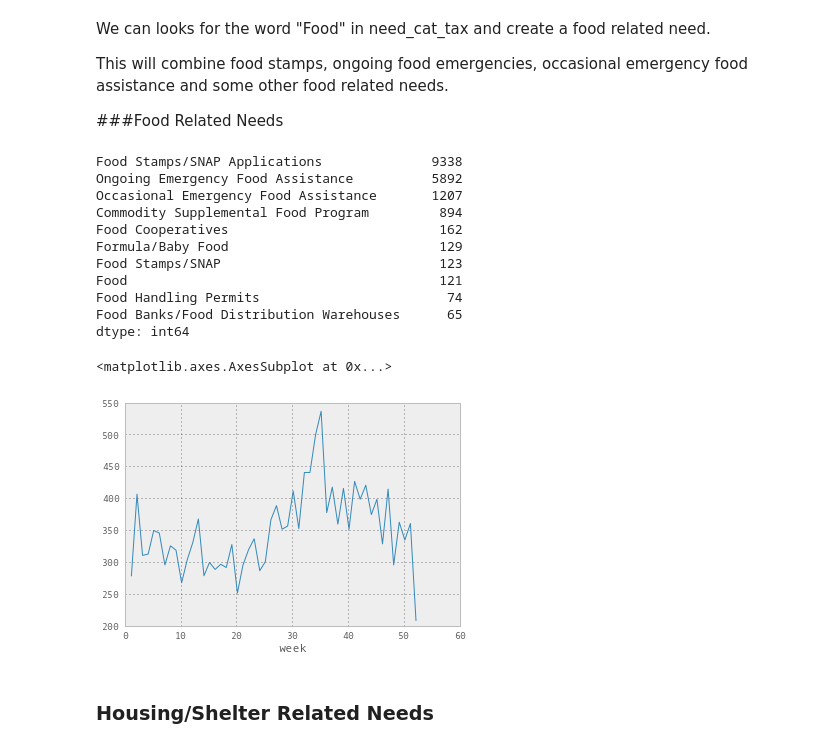
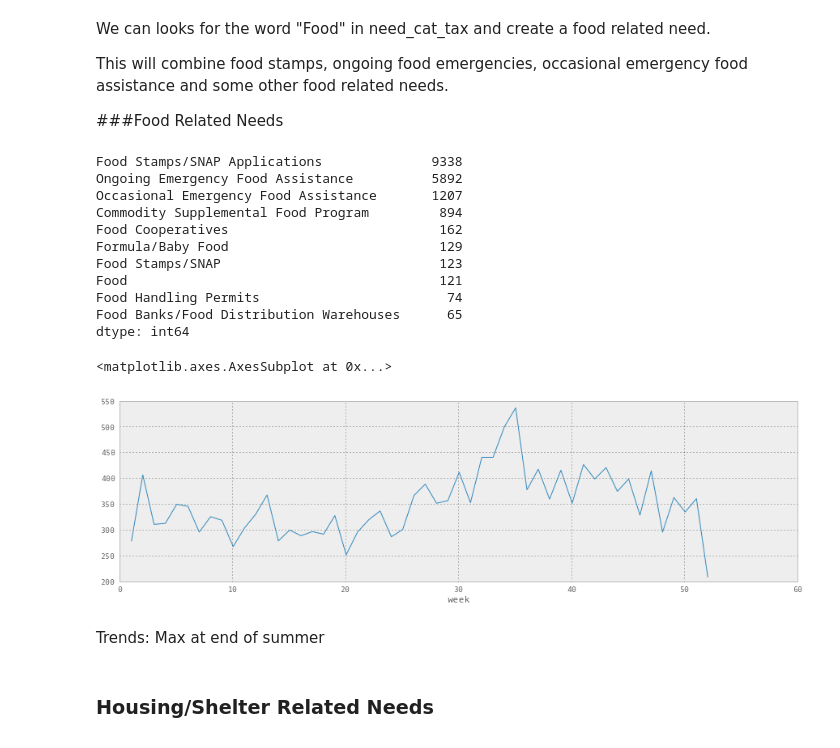
Before and after one commit to SDRDLAnalysts/pdp-data-projects, a Jupyter notebook: 211sandiego.org/servicecalls/analysts/gonzalo.ipynb, the cells around one changed output. Cells and saved outputs as stored; diff of their text form; code cells hidden in the pictures.

```diff
--- a/211sandiego.org/servicecalls/analysts/gonzalo.ipynb
+++ b/211sandiego.org/servicecalls/analysts/gonzalo.ipynb
@@ -314,22 +314,24 @@ This will combine food stamps, ongoing food emergencies, occasional emergency fo
 # %%
 df.need_tax_cat=df.need_tax_cat.fillna("")
 foodrelated = df.need_tax_cat.str.contains("Food")
 print df[foodrelated].need_tax_cat.value_counts().head(10)
-df[foodrelated].groupby(["week"]).size().plot()
+df[foodrelated].groupby(["week"]).size().plot(figsize=(15, 4))
 # %% [output]
 Food Stamps/SNAP Applications              9338
 Ongoing Emergency Food Assistance          5892
 Occasional Emergency Food Assistance       1207
 Commodity Supplemental Food Program         894
 Food Cooperatives                           162
 Formula/Baby Food                           129
 Food Stamps/SNAP                            123
 Food                                        121
 Food Handling Permits                        74
 Food Banks/Food Distribution Warehouses      65
 dtype: int64
 <matplotlib.axes.AxesSubplot at 0x...>
-[figure, old version]
+[figure, new version]
+# %% [markdown]
+Trends: Max at end of summer
 # %% [markdown]
 ### Housing/Shelter Related Needs
 # %%
```
Also changed, not shown: parts of 5 cells of this notebook.
